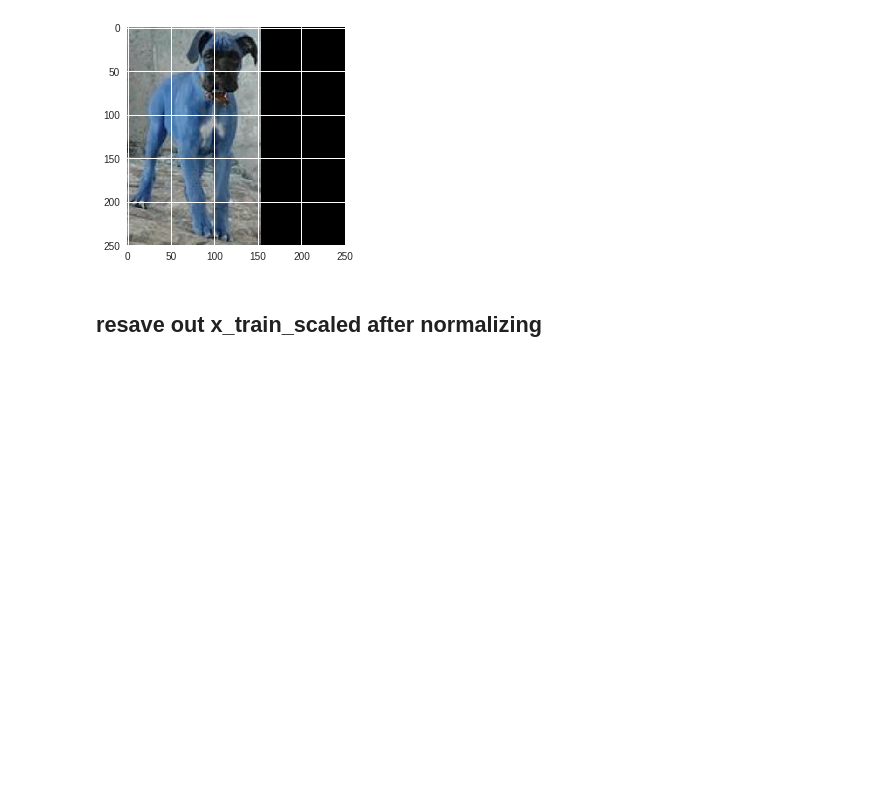
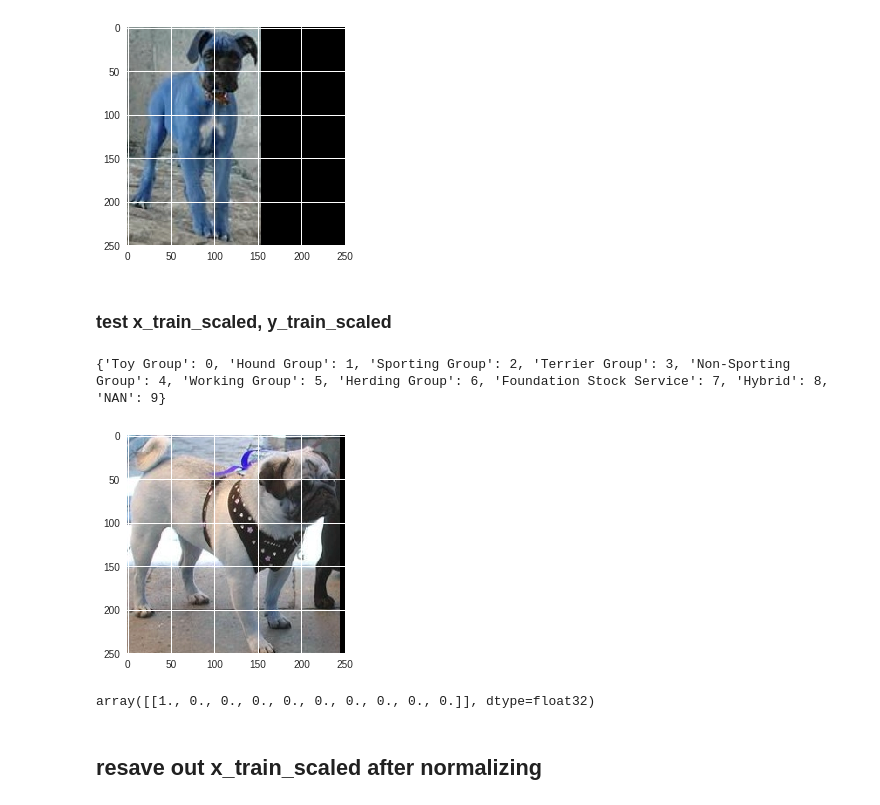
Before and after one commit to ayshaw/2013-2014, a Jupyter notebook: generating_xtrain.ipynb, the cells around one changed output. Cells and saved outputs as stored; diff of their text form; code cells hidden in the pictures; blank space fills up the shorter version.

Commit message:
Created using Colaboratory - added y, and test data for x and y

```diff
--- a/generating_xtrain.ipynb
+++ b/generating_xtrain.ipynb
@@ -166,3 +168,19 @@ np.save('x_train_scaled_64',x_train_scaled.astype('float'))
+# %% [markdown]
+### test x_train_scaled, y_train_scaled
+# %%
+# plot x_train_scaled
+num=8
+
+plt.imshow(np.load('x_train_scaled_16.npy')[:,:,:,num].astype('float'))
+print(np.load('class_to_num.npy').tolist())
+# %% [output]
+{'Toy Group': 0, 'Hound Group': 1, 'Sporting Group': 2, 'Terrier Group': 3, 'Non-Sporting Group': 4, 'Working Group': 5, 'Herding Group': 6, 'Foundation Stock Service': 7, 'Hybrid': 8, 'NAN': 9}
+[figure, added]
+# %%
+np.argwhere(np.load('y_train_number.npy')==0)[1]
+np.load('y_train_categorical.npy')[np.argwhere(np.load('y_train_number.npy')==0)[1]]
+# %% [output]
+array([[1., 0., 0., 0., 0., 0., 0., 0., 0., 0.]], dtype=float32)
 # %% [markdown]
 ## resave out x_train_scaled after normalizing
 # %%
```
Also changed, not shown: parts of 11 cells of this notebook.
